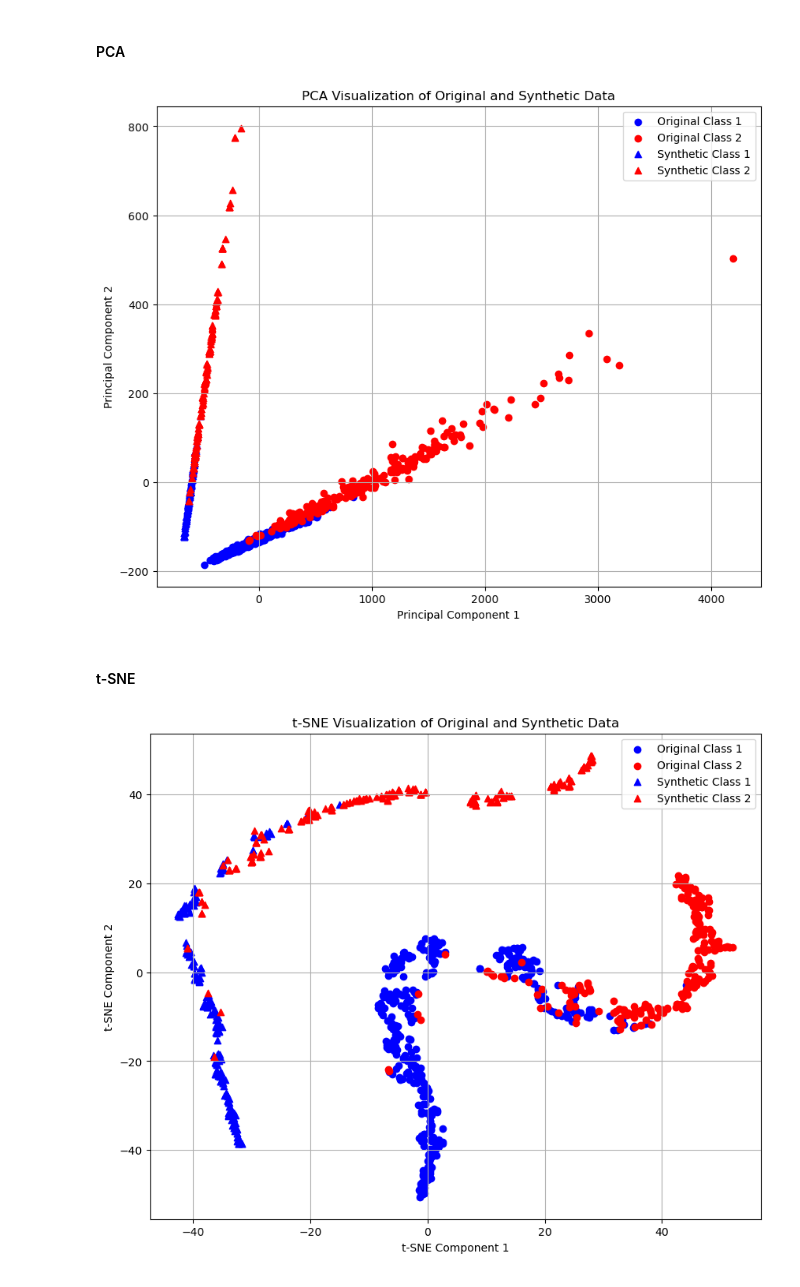
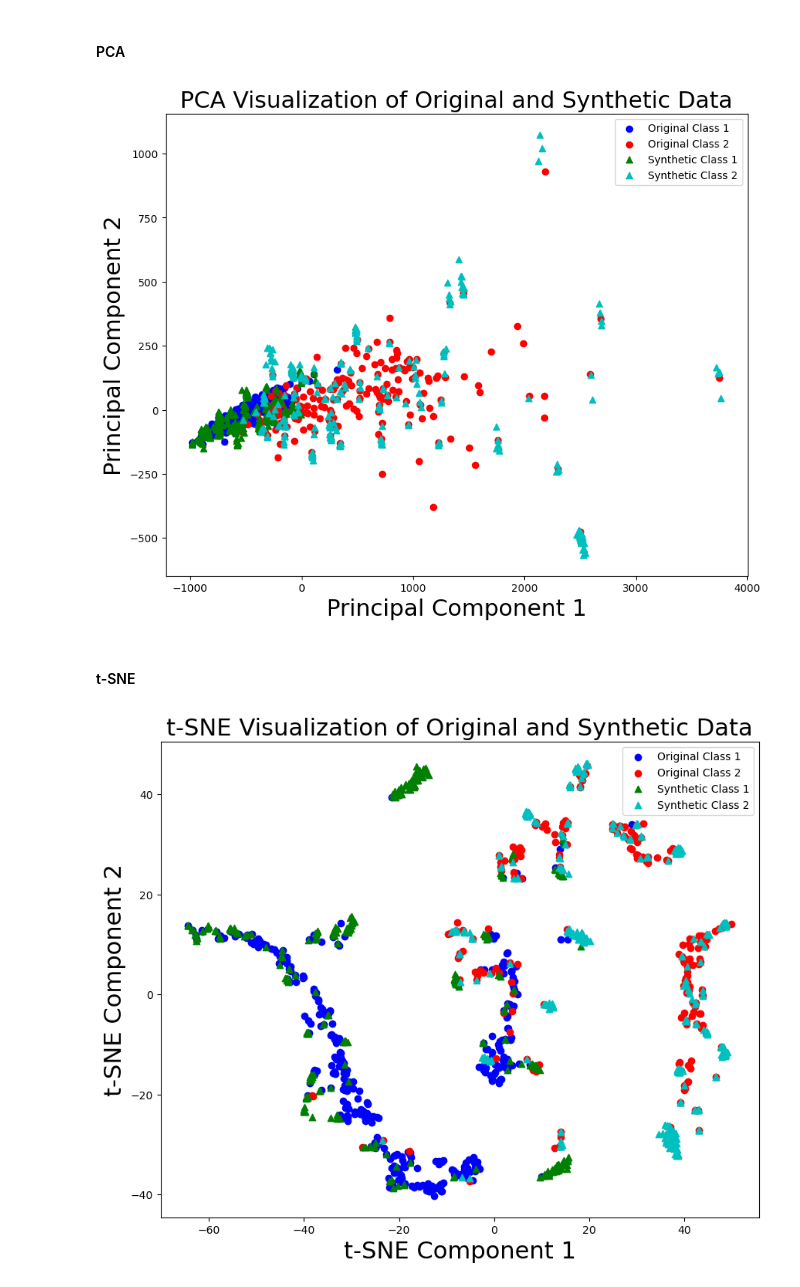
Before and after one commit to sleepymalc/IG-Augmentation, a Jupyter notebook: UCI-generate.ipynb, the cells around one changed output. Saved outputs shown, nothing was run; the diff lists cells and outputs as text; code cells hidden in the pictures.

```diff
--- a/UCI-generate.ipynb
+++ b/UCI-generate.ipynb
@@ -179,29 +179,26 @@ def reconstruct_tensor(V, T_shape, B):
             T[i, *idx] = V[i, j]
     return T
 
-num_new_samples = 200
+num_new_samples = 300
 
 sampled_theta_class = []
-sampled_Q_class = []
 
 for i in unique_labels:
     reduced_theta = vectorize_tensor(np.array(theta_class[i]), B_LD)
 
     # Fit a KDE to the theta values
-    kde = KernelDensity(kernel='gaussian', bandwidth=0.001).fit(reduced_theta)
+    kde = KernelDensity(kernel='gaussian', bandwidth=0.15).fit(reduced_theta)
     # Sample new data from the KDE
     sampled_reduced_theta = kde.sample(n_samples=num_new_samples)
 
     sampled_theta = reconstruct_tensor(sampled_reduced_theta, (num_new_samples, *D_), B_LD)
 
-    sampled_Q = np.array([get_Q(sampled_theta[j]) for j in range(num_new_samples)])
     sampled_theta_class.append(sampled_theta)
-    sampled_Q_class.append(sampled_Q)
 # %% [markdown]
 #### Construct Submanifold
 # %%
 # Construct the constrained coordinates
-B_BP = block_B([1, 1, 1], [2, 3, 2])
+B_BP = ld.block_B([1, 1, 1], [2, 3, 2])
 # B_BP = B_LD
 # Compute every datapoint's eta_hat (served as the linear constraints)
 eta_hat_class = []
@@ -213,7 +210,7 @@ for i in unique_labels:
         eps = np.asarray(1.0e-5)
         xp = cp.get_array_module(x_tensor)
         P = (x_tensor + eps) / scaleX_class[i][j]
-        eta_hat = get_eta(P, len(D_), xp)
+        eta_hat = ld.get_eta(P, len(D_), xp)
         eta_hat_list.append(eta_hat)
     eta_hat_list = cp.asarray(eta_hat_list)
 
@@ -221,16 +218,13 @@ for i in unique_labels:
 # %% [markdown]
 #### Backward Projection
 # %%
-def kl_divergence(p, q):
-    return np.sum(np.where(p != 0, p * np.log(p / q), 0))
-
 def find_closest_datapoint(input_point, training_data):
     min_divergence = float('inf')
     closest_index = -1
-    input_prob = get_Q(input_point)
+    input_prob = ld.get_Q(input_point)
     for i, data_point in enumerate(training_data):
-        data_prob = get_Q(data_point)
-        kl_div = kl_divergence(np.array(input_prob), np.array(data_prob))
+        data_prob = ld.get_Q(data_point)
+        kl_div = ld.kl(input_prob, data_prob)
         if kl_div < min_divergence:
             min_divergence = kl_div
             closest_index = i
@@ -248,7 +242,7 @@ for i in unique_labels:
     for j in range(num_new_samples):
         k = find_closest_datapoint(sampled_theta_class[i][j], np.array(theta_class[i]))
 
-        _, P, theta = BP(sampled_Q_class[i][j], sampled_theta_class[i][j], eta_hat_class[i][k], scaleX_class[i][k], B=B_BP, verbose=False, n_iter=1000, lr=1e-2, exit_abs=True)
+        history_kl, history_norm, P, theta = ld.BP(sampled_theta_class[i][j], (X_train[k].reshape(*D_) + eps) / np.sum(X_train[k].reshape(*D_) + eps), eta_hat_class[i][k], scaleX_class[i][k], B=B_BP, verbose=False, n_iter=1000, lr=1e-2, exit_abs=True)
         sampled_P_list_BP.append(P)
         sampled_theta_list_BP.append(theta)
 
@@ -330,18 +324,17 @@ for i, class_label in enumerate(unique_labels):
 for i, class_label in enumerate(unique_labels):
     plt.scatter(X_pca[X_original.shape[0]:][Y_synthetic == class_label, 0],
                 X_pca[X_original.shape[0]:][Y_synthetic == class_label, 1],
-                color=colors[i % len(colors)],
+                color=colors[i % len(colors) + len(unique_labels)],
                 marker='^',
                 label=f'Synthetic Class {class_label + 1}')
 
-plt.title('PCA Visualization of Original and Synthetic Data')
-plt.xlabel('Principal Component 1')
-plt.ylabel('Principal Component 2')
+plt.title('PCA Visualization of Original and Synthetic Data', fontsize=22)
+plt.xlabel('Principal Component 1', fontsize=22)
+plt.ylabel('Principal Component 2', fontsize=22)
 plt.legend()
-plt.grid(True)
 plt.show()
 # %% [output]
-[figure, old version]
+[figure, new version]
 # %% [markdown]
 #### t-SNE
 # %%
@@ -360,36 +353,35 @@ X_combined = np.concatenate((X_original, X_synthetic))
 tsne = TSNE(n_components=2, random_state=42, perplexity=20)
 X_tsne = tsne.fit_transform(X_combined)
 
 # Define the colors for the plot
 colors = ['b', 'r', 'g', 'c', 'm', 'y', 'k']
 
 # Get unique labels
 unique_labels = np.unique(np.concatenate((Y_original, Y_synthetic)))
 
 # Step 3: Plotting
 plt.figure(figsize=(10, 8))
 
 # Plot original data
 for i, class_label in enumerate(unique_labels):
     plt.scatter(X_tsne[:X_original.shape[0]][Y_original == class_label, 0],
                 X_tsne[:X_original.shape[0]][Y_original == class_label, 1],
                 color=colors[i % len(colors)],
                 marker='o',
                 label=f'Original Class {class_label + 1}')
 
 # Plot synthetic data
 for i, class_label in enumerate(unique_labels):
     plt.scatter(X_tsne[X_original.shape[0]:][Y_synthetic == class_label, 0],
                 X_tsne[X_original.shape[0]:][Y_synthetic == class_label, 1],
-                color=colors[i % len(colors)],
+                color=colors[i % len(colors) + len(unique_labels)],
                 marker='^',
                 label=f'Synthetic Class {class_label + 1}')
 
-plt.title('t-SNE Visualization of Original and Synthetic Data')
-plt.xlabel('t-SNE Component 1')
-plt.ylabel('t-SNE Component 2')
+plt.title('t-SNE Visualization of Original and Synthetic Data', fontsize=22)
+plt.xlabel('t-SNE Component 1', fontsize=22)
+plt.ylabel('t-SNE Component 2', fontsize=22)
 plt.legend()
-plt.grid(True)
 plt.show()
 # %% [output]
-[figure, old version]
+[figure, new version]
```
Also changed, not shown: parts of 4 cells of this notebook, 3 other files.
